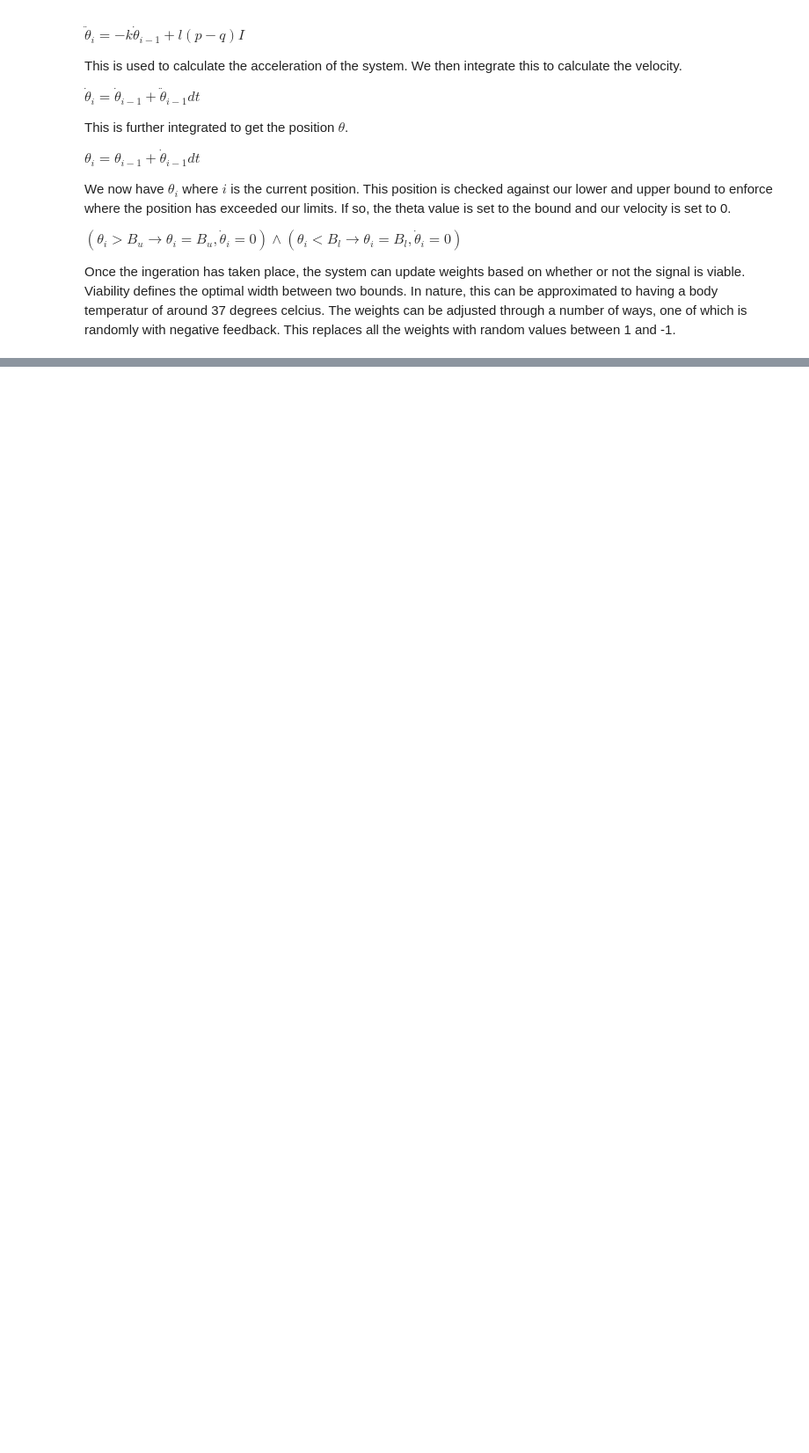
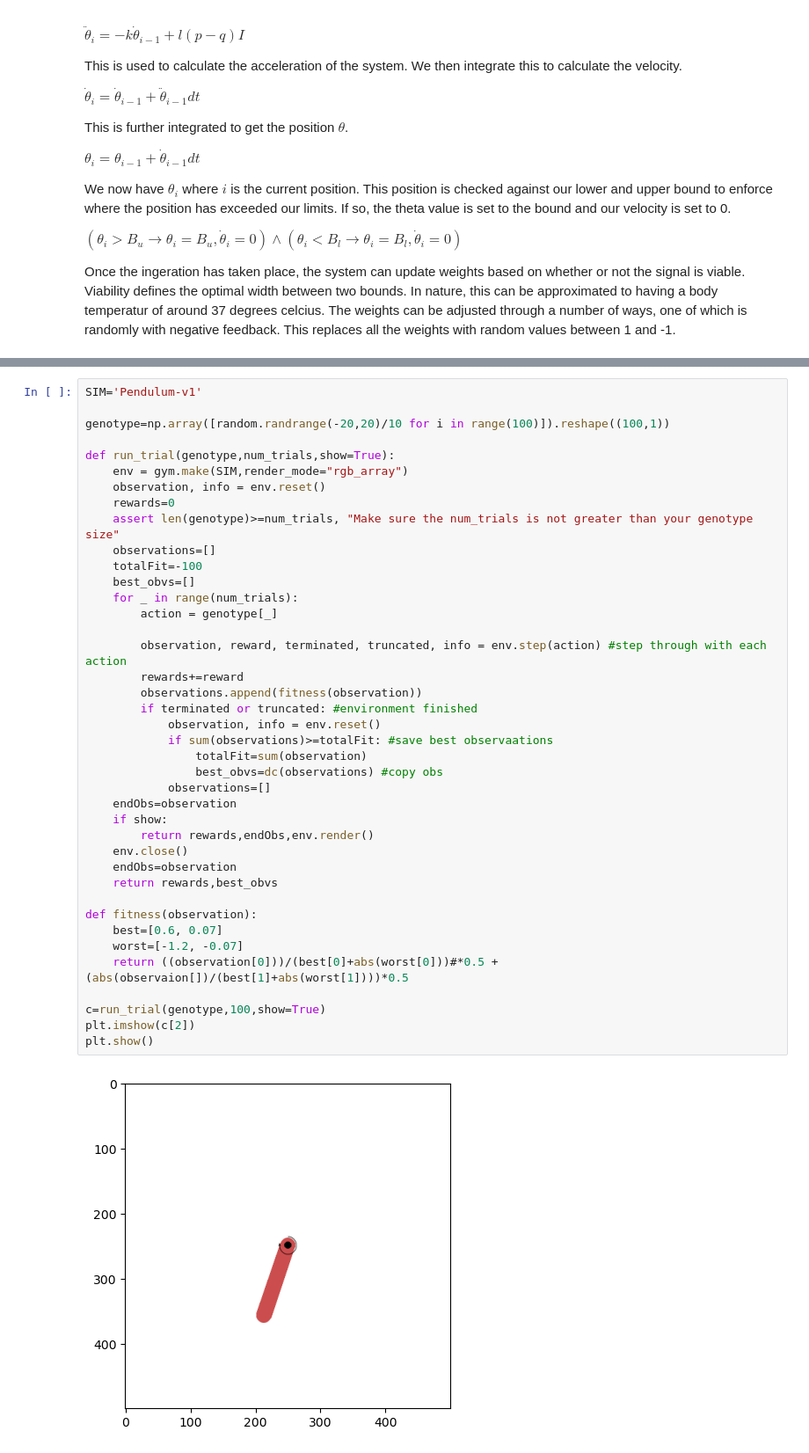
Before and after one commit to shepai/Chaos-Robotics, a Jupyter notebook: Simulation/Reward Modelling/homeostat.ipynb, the cells around one changed output, grey strips where cells are left out. Shown at 88% size. Saved outputs shown, nothing was run; the diff lists cells and outputs as text; blank space fills up the shorter version.

```diff
--- a/Simulation/Reward Modelling/homeostat.ipynb
+++ b/Simulation/Reward Modelling/homeostat.ipynb
@@ -156,0 +217,42 @@ ValueError: x and y must have same first dimension, but have shapes (2002,) and
+# %%
+SIM='Pendulum-v1'
+
+genotype=np.array([random.randrange(-20,20)/10 for i in range(100)]).reshape((100,1))
+
+def run_trial(genotype,num_trials,show=True):
+    env = gym.make(SIM,render_mode="rgb_array")
+    observation, info = env.reset()
+    rewards=0
+    assert len(genotype)>=num_trials, "Make sure the num_trials is not greater than your genotype size"
+    observations=[]
+    totalFit=-100
+    best_obvs=[]
+    for _ in range(num_trials):
+        action = genotype[_]
+
+        observation, reward, terminated, truncated, info = env.step(action) #step through with each action
+        rewards+=reward
+        observations.append(fitness(observation))
+        if terminated or truncated: #environment finished
+            observation, info = env.reset()
+            if sum(observations)>=totalFit: #save best observaations
+                totalFit=sum(observation)
+                best_obvs=dc(observations) #copy obs
+            observations=[]
+    endObs=observation
+    if show:
+        return rewards,endObs,env.render()
+    env.close()
+    endObs=observation
+    return rewards,best_obvs
+
+def fitness(observation):
+    best=[0.6, 0.07]
+    worst=[-1.2, -0.07]
+    return ((observation[0]))/(best[0]+abs(worst[0]))#*0.5 + (abs(observaion[])/(best[1]+abs(worst[1])))*0.5
+
+c=run_trial(genotype,100,show=True)
+plt.imshow(c[2])
+plt.show()
+# %% [output]
+[figure, added]
```
Also changed, not shown: parts of 8 cells of this notebook, 4 other files.
